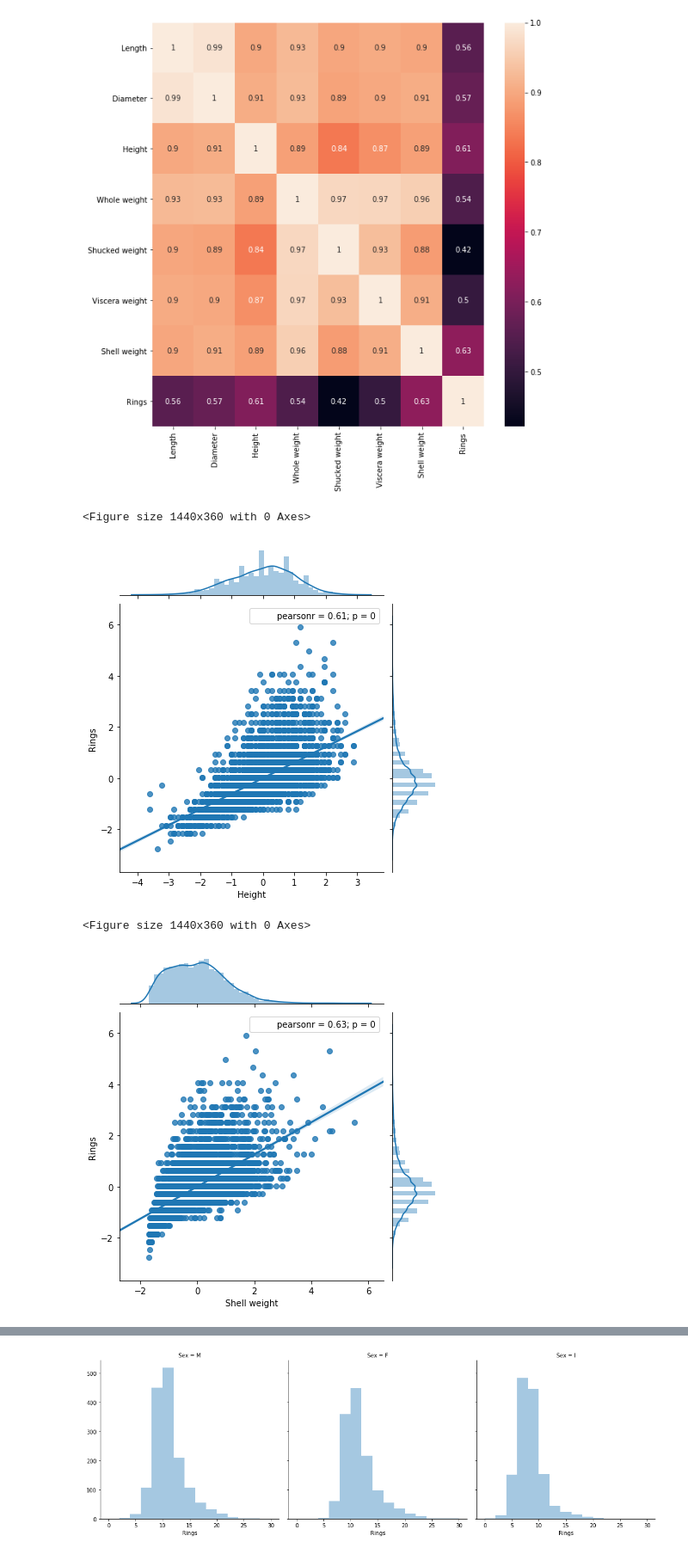
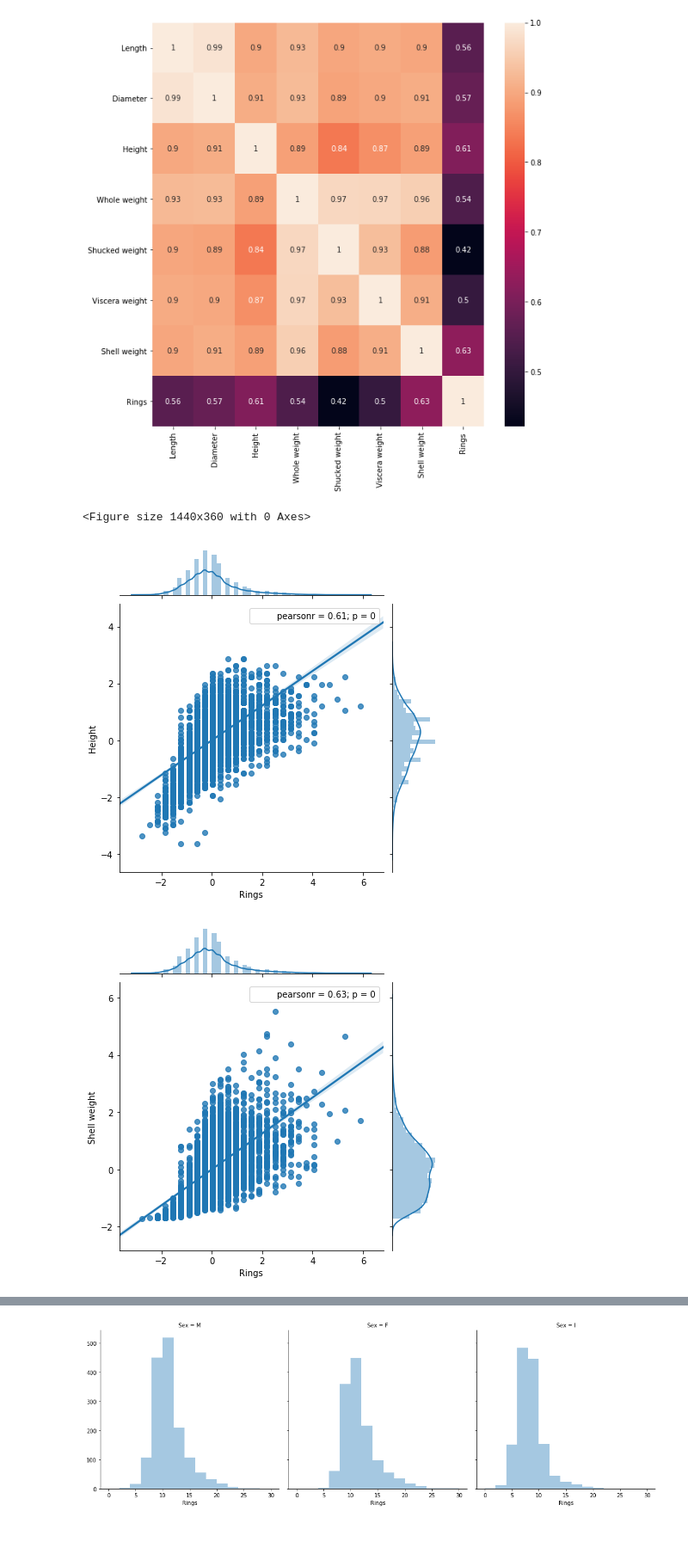
Before and after one commit to rodolfo-mendes/abalone, a Jupyter notebook: exploratory-data-analysis.ipynb, the cells around one changed output, grey strips where cells are left out. Shown at 86% size. Cells and saved outputs as stored; diff of their text form; code cells hidden in the pictures.

```diff
--- a/exploratory-data-analysis.ipynb
+++ b/exploratory-data-analysis.ipynb
@@ -12,6 +14,17 @@ import warnings
 warnings.filterwarnings('ignore')
 
 %matplotlib inline
+# %%
+def standardize(df):
+    ''' Returns an standardized copy of the dataframe.'''
+
+    std_df = df.copy()
+
+    for col in df.columns:
+        if is_numeric_dtype(std_df[col]):
+            std_df[col] = (std_df[col] - std_df[col].mean()) / std_df[col].std()
+
+    return std_df
 # %%
 abalone = pd.read_csv('data/abalone.data', sep=',')
 abalone.head()
@@ -149,12 +169,12 @@ for col in cols:
-# %%
-plt.figure(figsize=(20, 5))
-_ = sns.jointplot(data=abalone_std, x='Height', y='Rings', kind='reg')
-# %% [output]
-<Figure size 1440x360 with 0 Axes>
-[figure, removed]
 # %%
+abalone_std = standardize(abalone)
+
 plt.figure(figsize=(20, 5))
-g = sns.jointplot(data=abalone_std, x='Shell weight', y='Rings', kind='reg')
+
+_ = sns.jointplot(data=abalone_std, x='Rings', y='Height', kind='reg')
+_ = sns.jointplot(data=abalone_std, x='Rings', y='Shell weight', kind='reg')
+_ = sns.jointplot(data=abalone_std, x='Shell weight', y='Height', kind='reg')
 # %% [output]
 <Figure size 1440x360 with 0 Axes>
-[figure, old version]
+[figure, new version]
+[figure, added]
```
Also changed, not shown: parts of 25 cells of this notebook.
